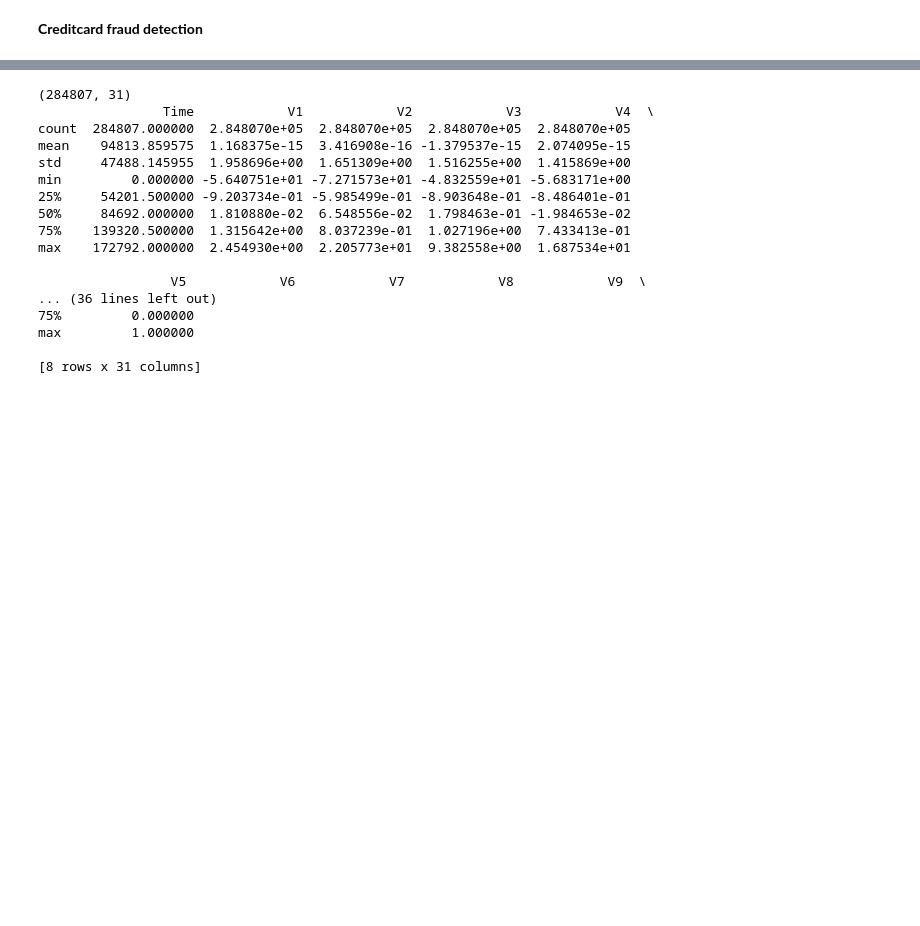
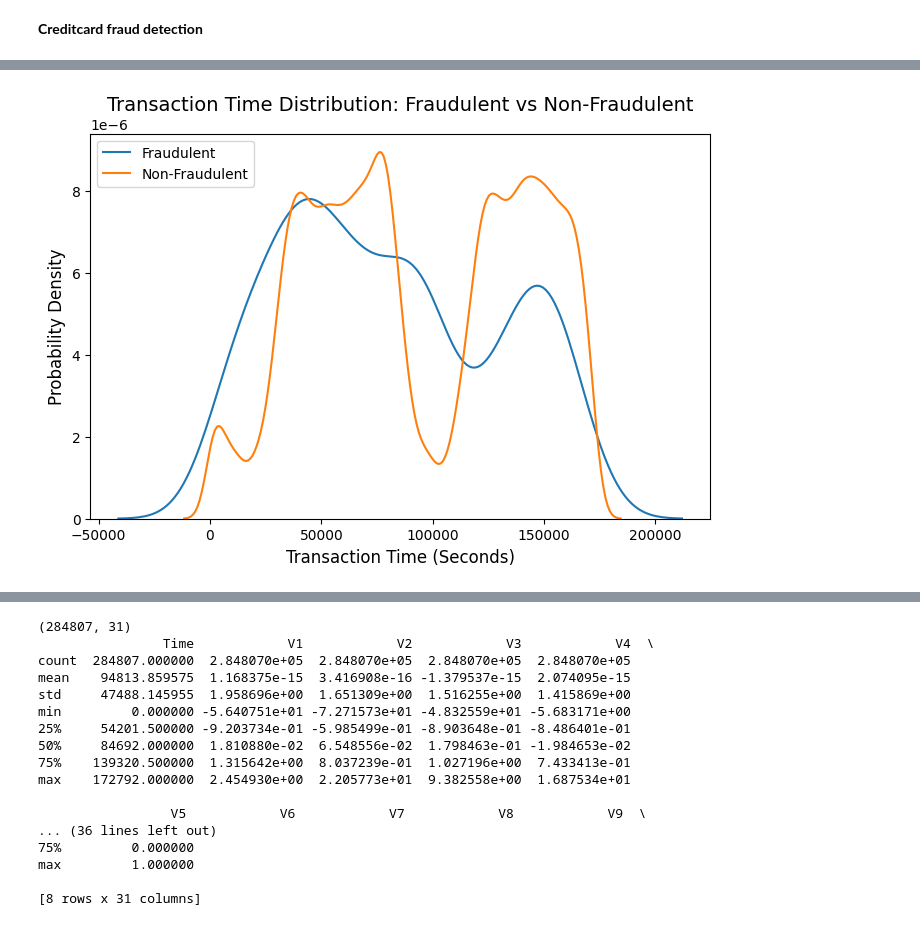
Before and after one commit to Malikshemi3344/datascienceproject, a Jupyter notebook: datascience_project.ipynb, the cells around one changed output, grey strips where cells are left out. Saved outputs shown, nothing was run; the diff lists cells and outputs as text; code cells hidden in the pictures; blank space fills up the shorter version.

```diff
--- a/datascience_project.ipynb
+++ b/datascience_project.ipynb
@@ -44,0 +152,26 @@ Extracting files...
+# %%
+# Creating dataframe for fraudulent transactions
+fraudulent_transactions= data_frame[data_frame['Class'] == 1]
+
+# Creating dataframe for non-fraudulent transactions
+valid_transactions= data_frame[data_frame['Class'] == 0]
+# %%
+# Distribution plot
+plt.figure(figsize=(8, 5))
+
+# Plot for fraudulent transactions
+sns.kdeplot(data=fraudulent_transactions['Time'], label='Fraudulent', fill=False)
+
+# Plot for non-fraudulent transactions
+sns.kdeplot(data=valid_transactions['Time'], label='Non-Fraudulent', fill=False)
+
+# Adding labels and title
+plt.xlabel('Transaction Time (Seconds)', fontsize=12)
+plt.ylabel('Probability Density', fontsize=12)
+plt.title('Transaction Time Distribution: Fraudulent vs Non-Fraudulent', fontsize=14)
+plt.legend()
+
+# Display the plot
+plt.show()
+# %% [output]
+[figure, added]
```
Also changed, not shown: parts of 15 cells of this notebook.
